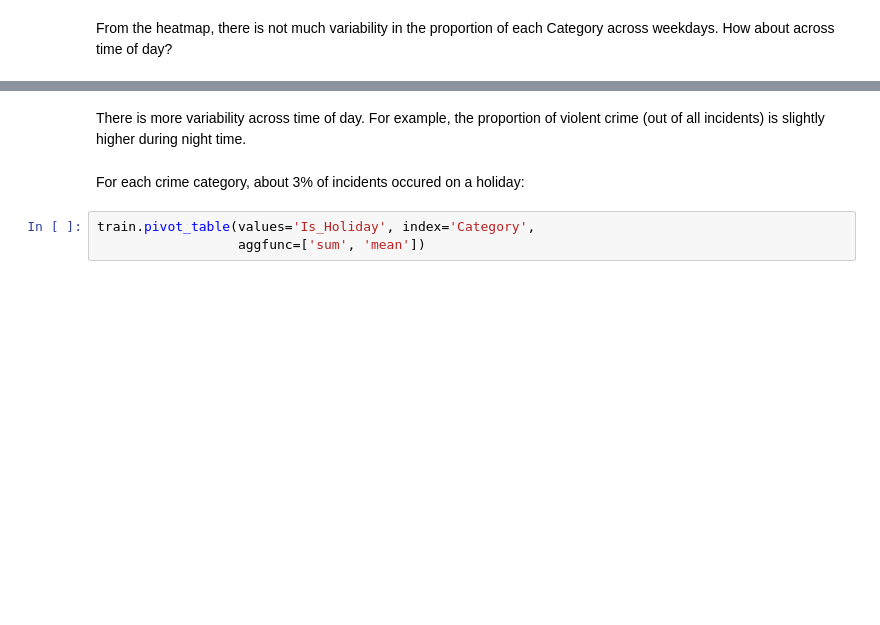
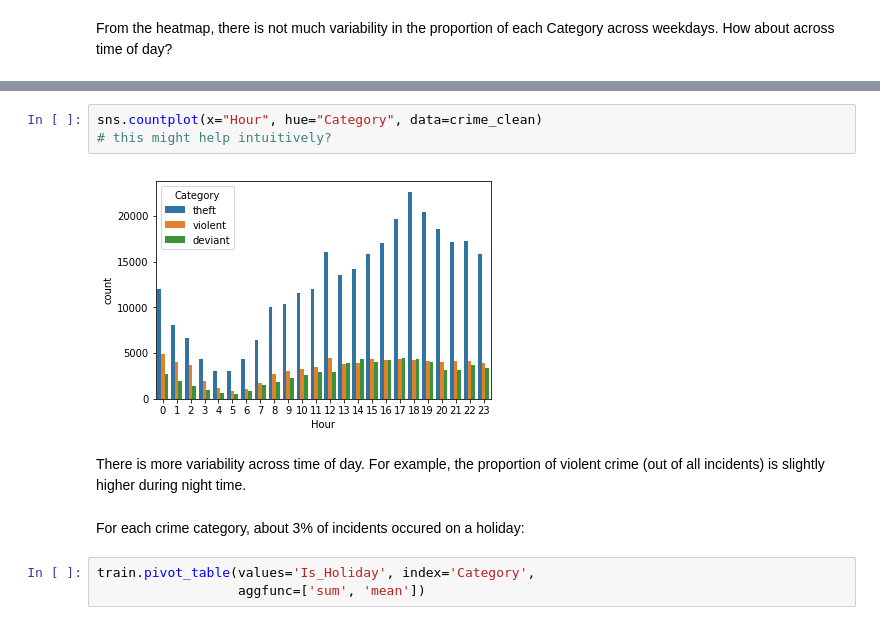
Before and after one commit to yihanw91/sf-crime, a Jupyter notebook: crime.ipynb, the cells around one changed output, grey strips where cells are left out. Drawn from its saved outputs; the diff is of its cells as text; blank space fills up the shorter version.

```diff
--- a/crime.ipynb
+++ b/crime.ipynb
@@ -256,3 +276,8 @@ sns.heatmap(daypart_type, linewidths=.5, cmap="PiYG")
+# %%
+sns.countplot(x="Hour", hue="Category", data=crime_clean)
+# this might help intuitively?
+# %% [output]
+[figure, added]
 # %% [markdown]
 There is more variability across time of day. For example, the proportion of violent crime (out of all incidents) is slightly higher during night time.
 # %% [markdown]
```
Also changed, not shown: parts of 9 cells of this notebook.
